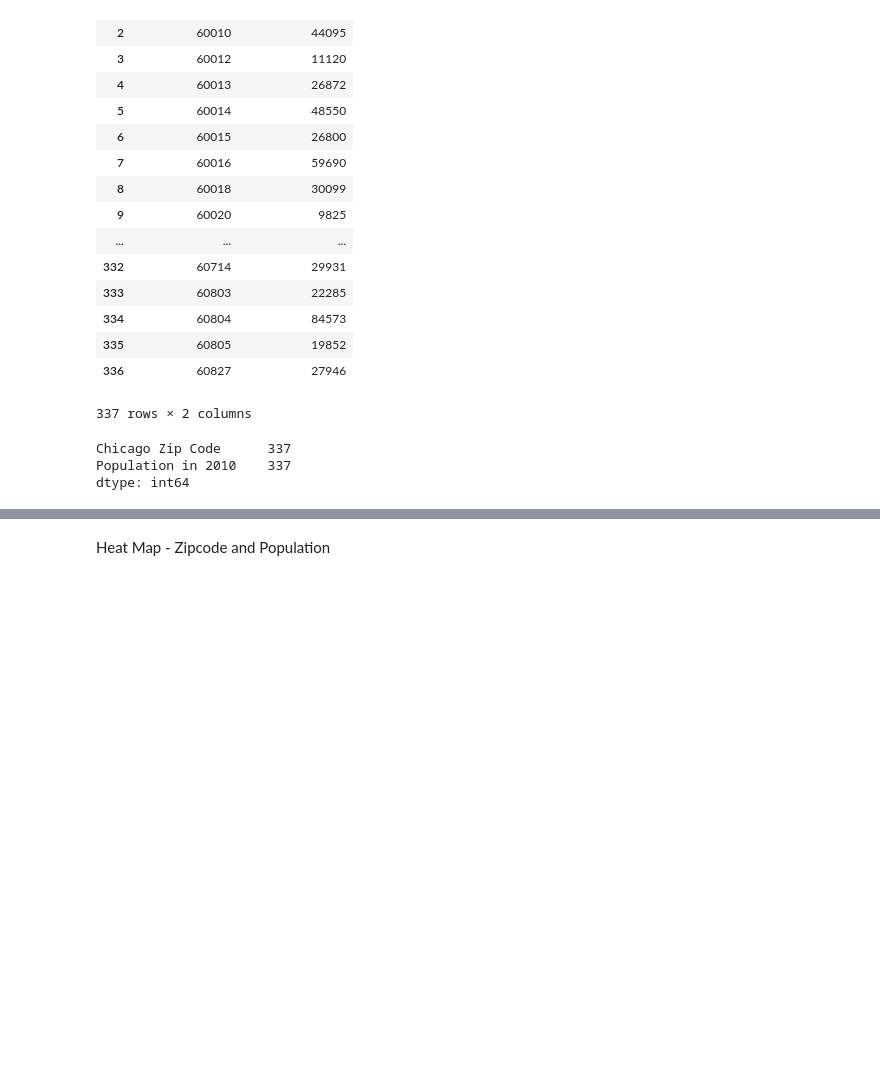
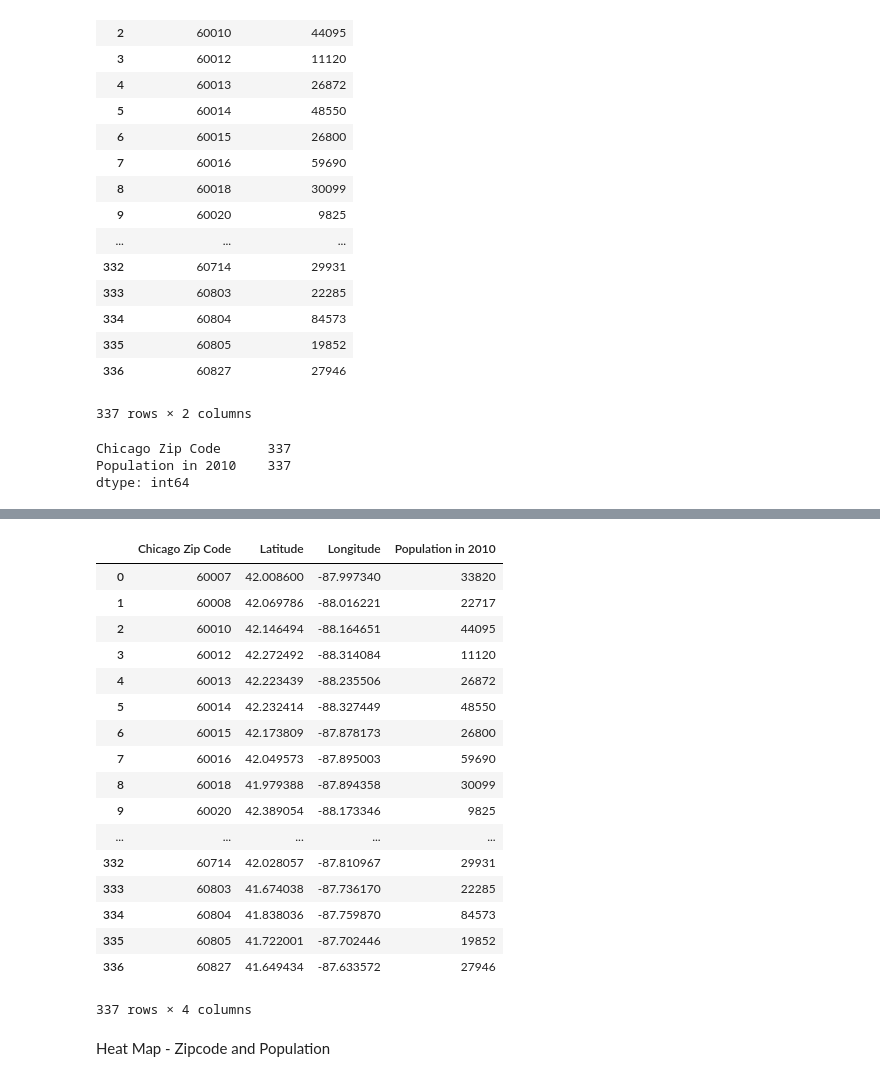
Before and after one commit to prathyushachalla/FindMyCoffeewithGIS, a Jupyter notebook: Population_by_zipcode.ipynb, the cells around one changed output, grey strips where cells are left out. Drawn from its saved outputs; the diff is of its cells as text; code cells hidden in the pictures; blank space fills up the shorter version.

Commit message:
merged two dataframes

```diff
--- a/Population_by_zipcode.ipynb
+++ b/Population_by_zipcode.ipynb
@@ -124,0 +94,3 @@ zip_lat_long_df.head()
+# %%
+chicago_lat_long = zip_lat_long_df.loc[(zip_lat_long_df['ZIP'] >= 60007) & (zip_lat_long_df['ZIP'] <= 60827)]
+chicago_lat_long.head()
@@ -124,0 +125,5 @@ zip_lat_long_df.head()
+# %%
+# Change column titles
+chicago_latlong = chicago_lat_long.rename(columns={"ZIP":"Chicago Zip Code",
+                                               "LAT":"Latitude", "LNG":"Longitude"})
+chicago_latlong.head()
@@ -125,3 +137,27 @@ zip_lat_long_df.head()
+# %%
+# Merge population and lat/lng data frames
+
+zip_pop_merge = pd.merge(chicago_latlong, chicago_pop_df, on="Chicago Zip Code")
+zip_pop_merge
+# %% [output]
+|  | Chicago Zip Code | Latitude | Longitude | Population in 2010 |
+| 0 | 60007 | 42.008600 | -87.997340 | 33820 |
+| 1 | 60008 | 42.069786 | -88.016221 | 22717 |
+| 2 | 60010 | 42.146494 | -88.164651 | 44095 |
+| 3 | 60012 | 42.272492 | -88.314084 | 11120 |
+| 4 | 60013 | 42.223439 | -88.235506 | 26872 |
+| 5 | 60014 | 42.232414 | -88.327449 | 48550 |
+| 6 | 60015 | 42.173809 | -87.878173 | 26800 |
+| 7 | 60016 | 42.049573 | -87.895003 | 59690 |
+| 8 | 60018 | 41.979388 | -87.894358 | 30099 |
+| 9 | 60020 | 42.389054 | -88.173346 | 9825 |
+| ... | ... | ... | ... | ... |
+| 332 | 60714 | 42.028057 | -87.810967 | 29931 |
+| 333 | 60803 | 41.674038 | -87.736170 | 22285 |
+| 334 | 60804 | 41.838036 | -87.759870 | 84573 |
+| 335 | 60805 | 41.722001 | -87.702446 | 19852 |
+| 336 | 60827 | 41.649434 | -87.633572 | 27946 |
+337 rows × 4 columns
 # %% [markdown]
 Heat Map - Zipcode and Population
 # %%
```
Also changed, not shown: parts of 12 cells of this notebook.
